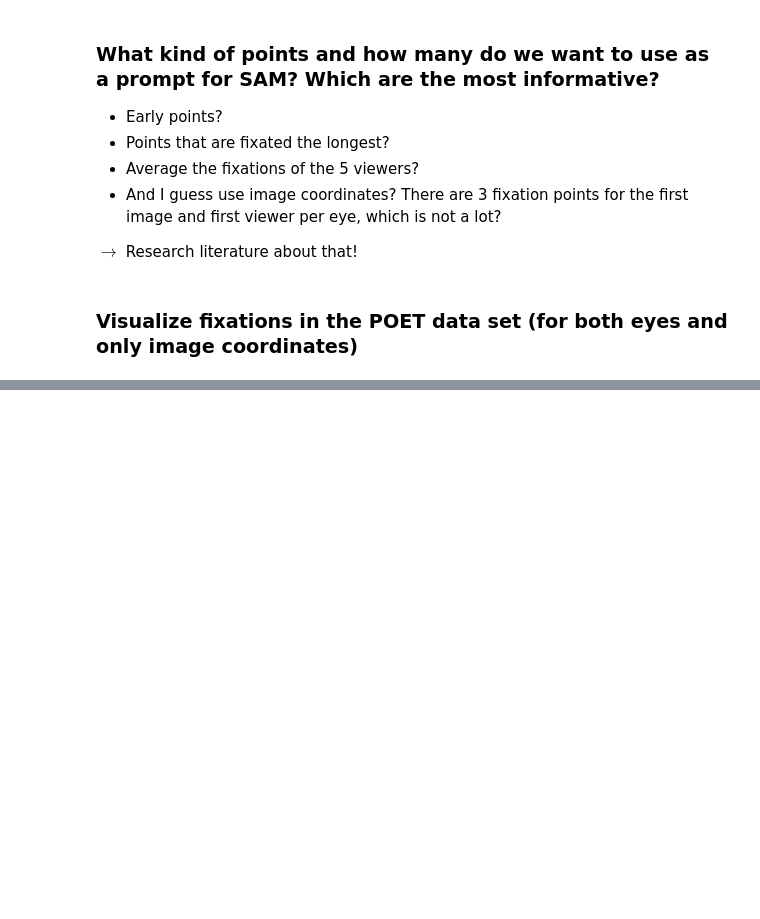
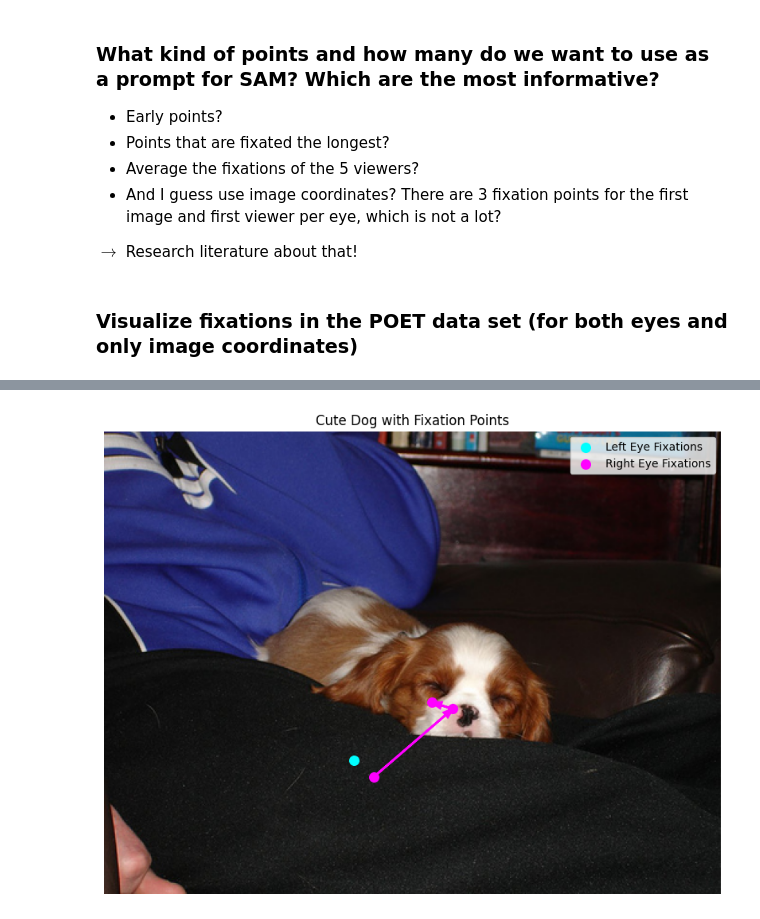
Before and after one commit to reascr/Enhancing-Image-Segmentation-with-Eye-tracking, a Jupyter notebook: exploring-eye-tracking-data-POET.ipynb, the cells around one changed output, grey strips where cells are left out. Drawn from its saved outputs; the diff is of its cells as text; code cells hidden in the pictures; blank space fills up the shorter version.

```diff
--- a/exploring-eye-tracking-data-POET.ipynb
+++ b/exploring-eye-tracking-data-POET.ipynb
@@ -270,0 +257,38 @@ plt.show()
+# %%
+# For left and right eye
+
+image_path = '/kaggle/input/images/dog_2008_001921.jpg'
+img = cv2.imread(image_path)
+img = cv2.cvtColor(img, cv2.COLOR_BGR2RGB)
+
+# Plot the image with fixation points
+plt.figure(figsize=(10, 10))
+plt.imshow(img)
+plt.title('Cute Dog with Fixation Points')
+
+# Scatter plot for left and right eye points
+plt.scatter(*zip(*fix_points_left), color='cyan', label='Left Eye Fixations', s=70)  # Add left eye points
+plt.scatter(*zip(*fix_points_right), color='magenta', label='Right Eye Fixations', s=70)  # Add right eye points
+plt.legend()
+plt.axis('off')
+
+# Draw arrows between fixation points for left eye
+for i in range(1, len(fix_points_left)):
+    x_start, y_start = fix_points_left[i - 1]
+    x_end, y_end = fix_points_left[i]
+    plt.arrow(x_start, y_start, x_end - x_start, y_end - y_start,
+              color='cyan', shape='full', lw=2,
+              length_includes_head=True, head_width=5)
+
+# Draw arrows between fixation points for right eye
+for i in range(1, len(fix_points_right)):
+    x_start, y_start = fix_points_right[i - 1]
+    x_end, y_end = fix_points_right[i]
+    plt.arrow(x_start, y_start, x_end - x_start, y_end - y_start,
+              color='magenta', shape='full', lw=2,
+              length_includes_head=True, head_width=5)
+
+# Show the plot
+plt.show()
+# %% [output]
+[figure, added]
```
Also changed, not shown: parts of 4 cells of this notebook.
